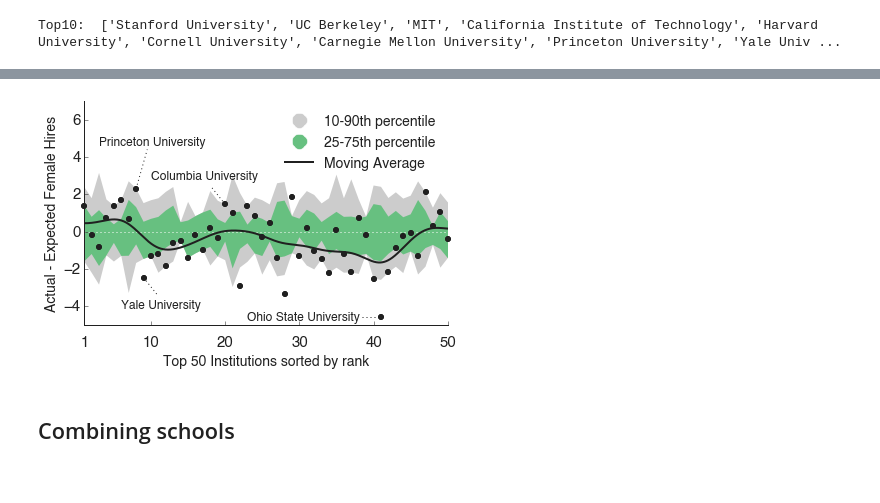
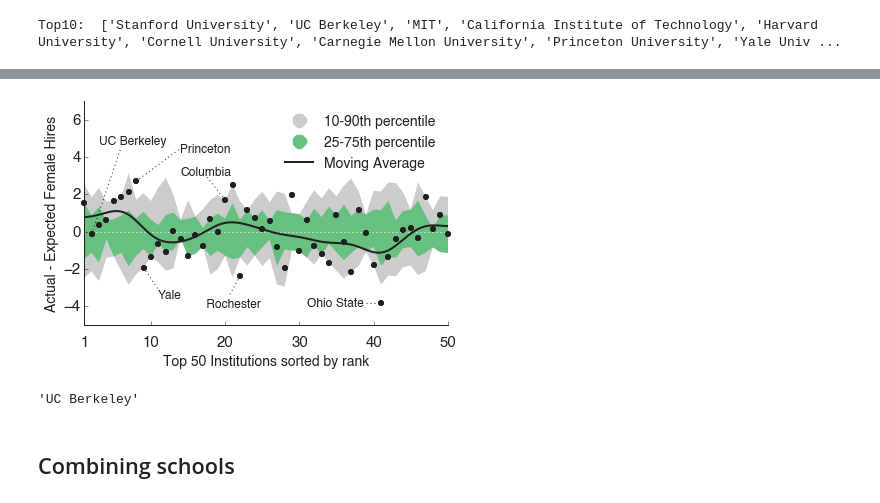
Before and after one commit to samfway/faculty_hiring, a Jupyter notebook: notebooks/Trajectories.ipynb, the cells around one changed output, grey strips where cells are left out. Saved outputs shown, nothing was run; the diff lists cells and outputs as text; code cells hidden in the pictures.

```diff
--- a/notebooks/Trajectories.ipynb
+++ b/notebooks/Trajectories.ipynb
@@ -41,8 +41,8 @@ candidate_pools, job_pools, job_ranks, year_range = load.load_assistant_prof_poo
 
 num_rounds = len(candidate_pools)
 
-model_weights = np.array([6.00423133, -145.73195859, -47.66818786, 5.12318825, 7.39402597, 2.6278425, 1.44746485])  # 'all'
-model_weights = np.array([39.31690879,-108.76221608,-97.04099398,5.06092475,6.57887465,5.78807286,3.86852993])
+#model_weights = np.array([6.00423133, -145.73195859, -47.66818786, 5.12318825, 7.39402597, 2.6278425, 1.44746485])  # 'all'
+model_weights = np.array([1.86457827,-238.62575394,-70.10957171,2.86272318,8.76507214,2.62966518,0.53340247])
 model = SigmoidModel(prob_function='all', weights=model_weights)
 simulator = SimulationEngine(candidate_pools, job_pools, job_ranks, inst, model)
 
@@ -375,48 +466,62 @@ ax.plot(x_vals[negative], diffs[negative], 'o', color=ALMOST_BLACK, markeredgeco
 '''
 
 ylims = ax.get_ylim()
-ax.set_ylim(ylims[0], 3+ylims[1])
+ax.set_ylim(ylims[0]-1, 3+ylims[1])
 x_pad = .1
 ax.set_xlim(0, 49)
 ax.set_xlabel('Top 50 Institutions sorted by rank', fontsize=LABEL_SIZE)
 hide_right_top_axis(ax)
 ax.set_ylabel('Actual - Expected Female Hires', fontsize=LABEL_SIZE)
 ax.set_xticks([0, 9, 19, 29, 39, 49])
 ax.set_xticklabels([1, 10, 20, 30, 40, 50])
 
 fake_line_all = Line2D(range(1), range(1), color=LIGHT_COLOR, marker='o',markersize=15, linestyle='None', markeredgecolor='w')
 fake_line_f = Line2D(range(1), range(1), color=FEMALE_COLOR, marker='o',markersize=15, linestyle='None', markeredgecolor='w')
 fake_line_t = Line2D(range(1), range(1), color=ALMOST_BLACK, linestyle='-', linewidth=2)
 
 # Princeton
-ax.text(2, diffs[7]+2.5, sorted_inst_list[7], fontsize=LABEL_SIZE-2,verticalalignment='center')
-ax.plot([7, 8.5], [diffs[7], diffs[7]+2.1], ':', color=ALMOST_BLACK)
+ax.text(13, diffs[7]+1.7, sorted_inst_list[7].replace(' University',''), fontsize=LABEL_SIZE-2,verticalalignment='center')
+ax.plot([7, 12.75], [diffs[7], diffs[7]+1.7], ':', color=ALMOST_BLACK)
 
 # OSU
-ax.text(22, diffs[40], sorted_inst_list[40], fontsize=LABEL_SIZE-2,verticalalignment='center')
-ax.plot([37.5, 40], [diffs[40], diffs[40]], ':', color=ALMOST_BLACK)
+ax.text(30, diffs[40], sorted_inst_list[40].replace(' University',''), fontsize=LABEL_SIZE-2,verticalalignment='center')
+ax.plot([38, 40], [diffs[40], diffs[40]], ':', color=ALMOST_BLACK)
 
 # Columbia
 s = 19
-ax.text(9, diffs[s] + 1.5, sorted_inst_list[s], fontsize=LABEL_SIZE-2,verticalalignment='center')
-ax.plot([s, 17], [diffs[s], diffs[s]+1], ':', color=ALMOST_BLACK)
+ax.text(13, diffs[s] + 1.5, sorted_inst_list[s].replace(' University',''), fontsize=LABEL_SIZE-2,verticalalignment='center')
+ax.plot([s, 16.5], [diffs[s], diffs[s]+1.25], ':', color=ALMOST_BLACK)
 
 # Yale
-ax.text(5, diffs[8] - 1.5, sorted_inst_list[8], fontsize=LABEL_SIZE-2,verticalalignment='center')
-ax.plot([8, 10], [diffs[8], diffs[8]-1], ':', color=ALMOST_BLACK)
+ax.text(10, diffs[8] - 1.5, sorted_inst_list[8].replace(' University',''), fontsize=LABEL_SIZE-2,verticalalignment='center')
+ax.plot([8, 10], [diffs[8], diffs[8]-1.2], ':', color=ALMOST_BLACK)
+
+# Berkeley
+s = 1
+ax.text(2, diffs[s] + 5., sorted_inst_list[s].replace(' University',''), fontsize=LABEL_SIZE-2,verticalalignment='center')
+ax.plot([s, 5], [diffs[s], diffs[s]+4.7], ':', color=ALMOST_BLACK)
+
+# Rochester
+s = 21
+ax.text(16, diffs[s] - 1.5, sorted_inst_list[s].replace('University of',''), fontsize=LABEL_SIZE-2,verticalalignment='center')
+line = ax.plot([s, 19.5], [diffs[s], diffs[s]-1.1], ':', color=ALMOST_BLACK)
 
 ax.tick_params(axis='both', which='major', labelsize=TICK_SIZE)
 ax.tick_params(axis='x', pad=XLABEL_PAD)
 
 plt.legend((fake_line_all,fake_line_f,fake_line_t),('10-90th percentile','25-75th percentile','Moving Average'),
            numpoints=1, loc='upper right', frameon=False, fontsize=LABEL_SIZE, ncol=1)
 
 #plt.legend((fake_line_all,fake_line_f,fake_line_t),('10-90th percentile','25-75th percentile','Weighted Moving Average'),
 #           numpoints=1, loc='upper right', frameon=False, fontsize=LABEL_SIZE)
 
 plt.savefig(os.path.join(figures_dir, 'Top50.pdf'))
 # %% [output]
-[figure, old version]
+[figure, new version]
+# %%
+sorted_inst_list[1]
+# %% [output]
+'UC Berkeley'
 # %%
 fig, ax = plt.subplots(figsize=(8,4))
 
```
Also changed, not shown: parts of 8 cells of this notebook, 7 other files.
